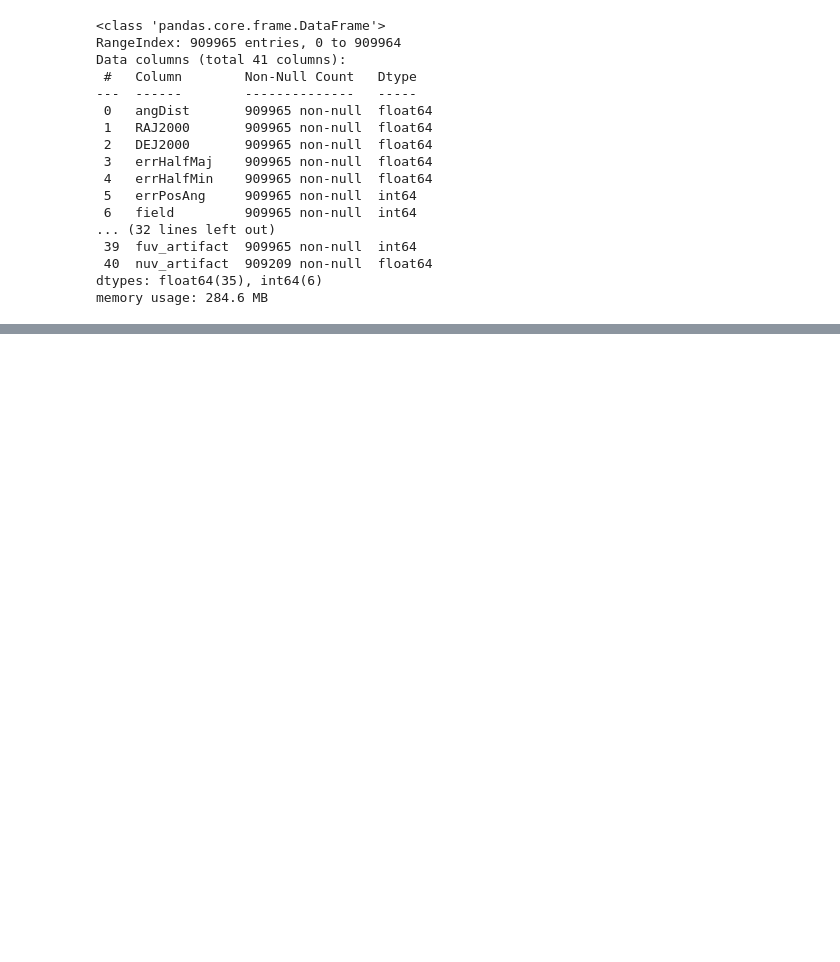
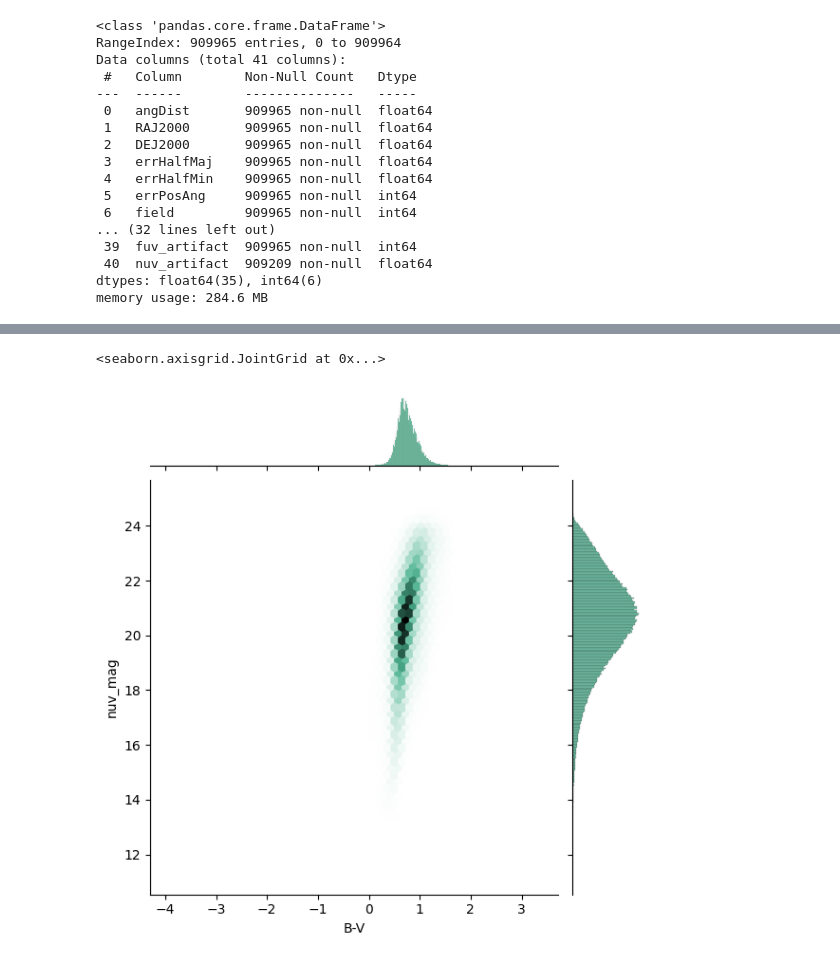
Before and after one commit to Spring-Stars/Practice4, a Jupyter notebook: main.ipynb, the cells around one changed output, grey strips where cells are left out. Drawn from its saved outputs; the diff is of its cells as text; code cells hidden in the pictures; blank space fills up the shorter version.

```diff
--- a/main.ipynb
+++ b/main.ipynb
@@ -24,0 +33,5 @@ memory usage: 284.6 MB
+# %%
+sns.jointplot(data=df, x="B-V", y="nuv_mag", kind="hex", color="#4CB391", )
+# %% [output]
+<seaborn.axisgrid.JointGrid at 0x...>
+[figure, added]
```
Also changed, not shown: parts of 6 cells of this notebook.
